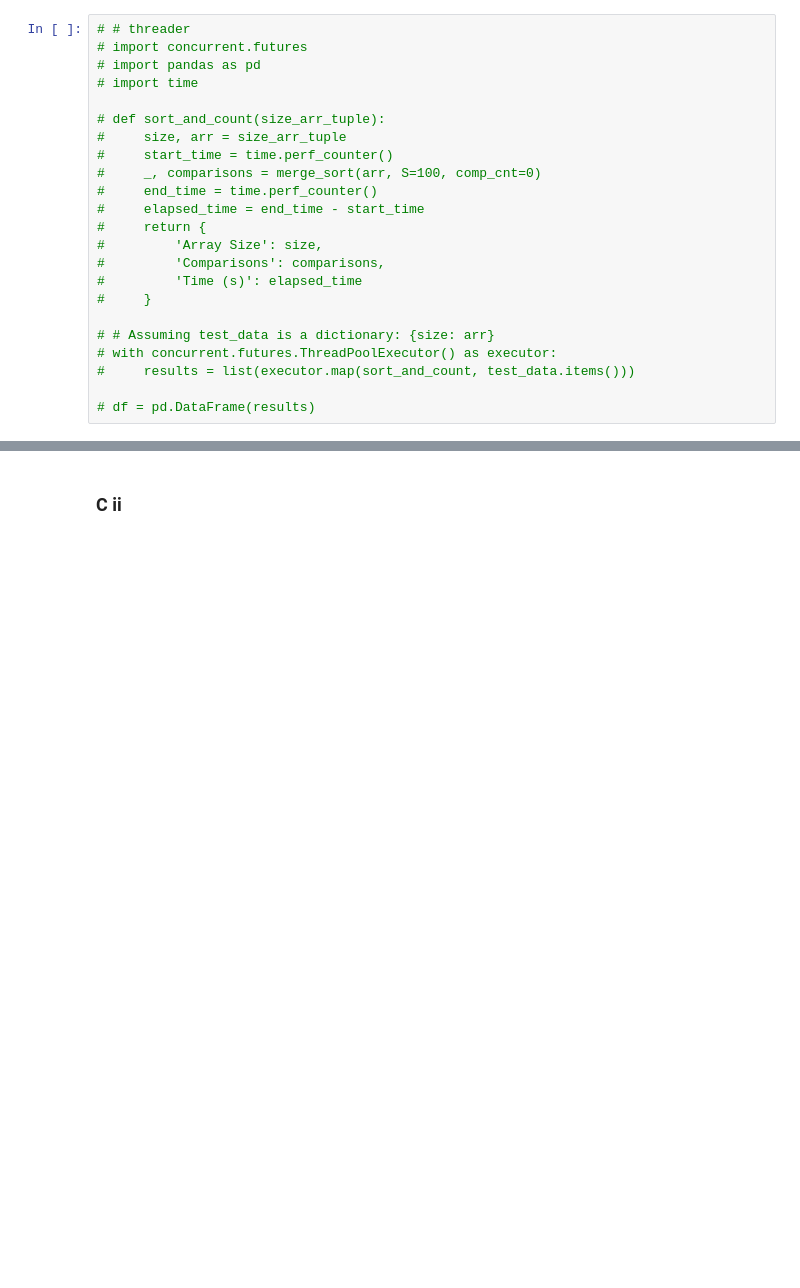
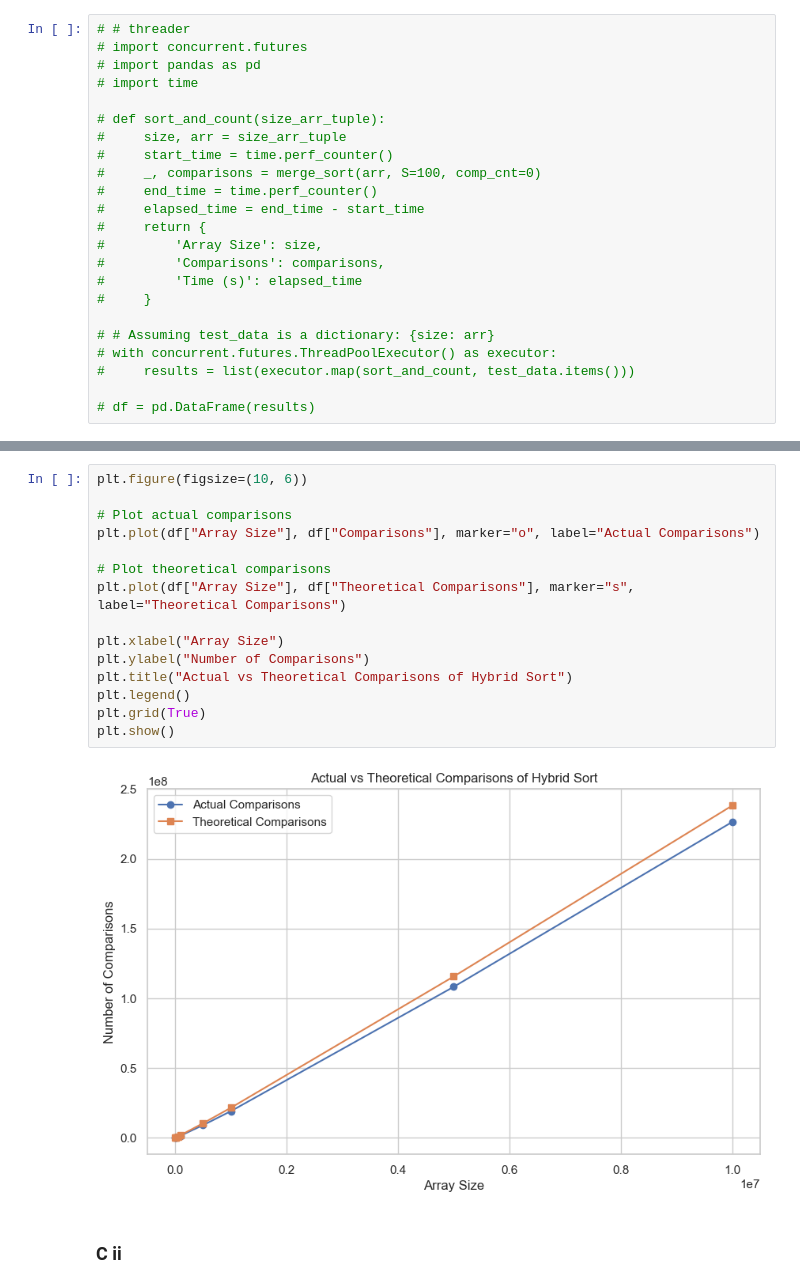
Before and after one commit to M00dler/SC2001_Lab_Team_5, a Jupyter notebook: Lab 1/Lab 1.ipynb, the cells around one changed output, grey strips where cells are left out. Drawn from its saved outputs; the diff is of its cells as text; blank space fills up the shorter version.

```diff
--- a/Lab 1/Lab 1.ipynb
+++ b/Lab 1/Lab 1.ipynb
@@ -163,3 +186,20 @@ plt.show()
+# %%
+plt.figure(figsize=(10, 6))
+
+# Plot actual comparisons
+plt.plot(df["Array Size"], df["Comparisons"], marker="o", label="Actual Comparisons")
+
+# Plot theoretical comparisons
+plt.plot(df["Array Size"], df["Theoretical Comparisons"], marker="s", label="Theoretical Comparisons")
+
+plt.xlabel("Array Size")
+plt.ylabel("Number of Comparisons")
+plt.title("Actual vs Theoretical Comparisons of Hybrid Sort")
+plt.legend()
+plt.grid(True)
+plt.show()
+# %% [output]
+[figure, added]
 # %% [markdown]
 ### C ii
 # %%
```
Also changed, not shown: parts of 15 cells of this notebook, 2 other files.
